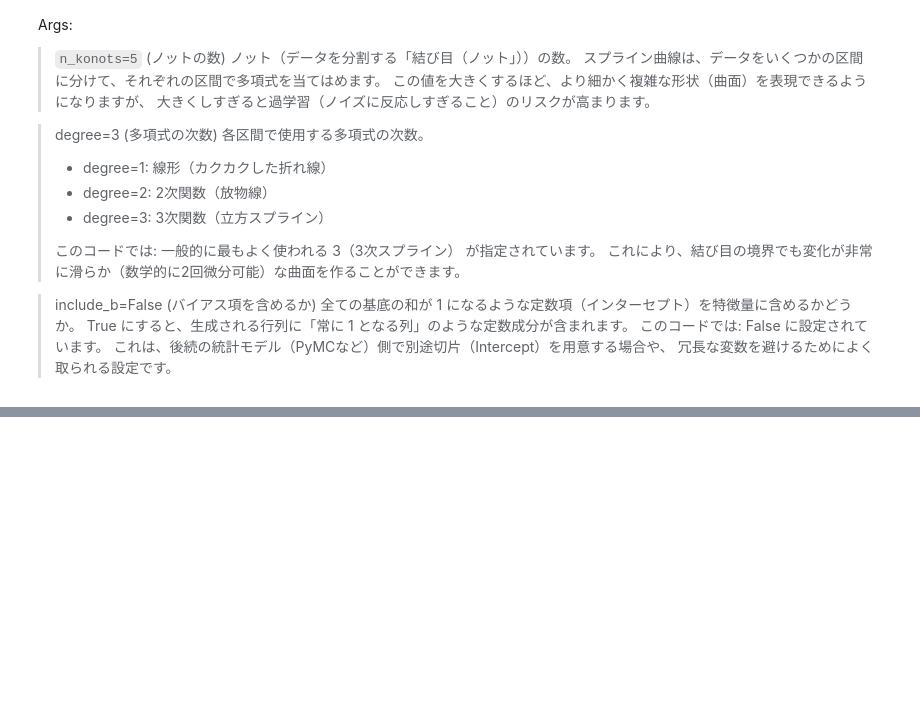
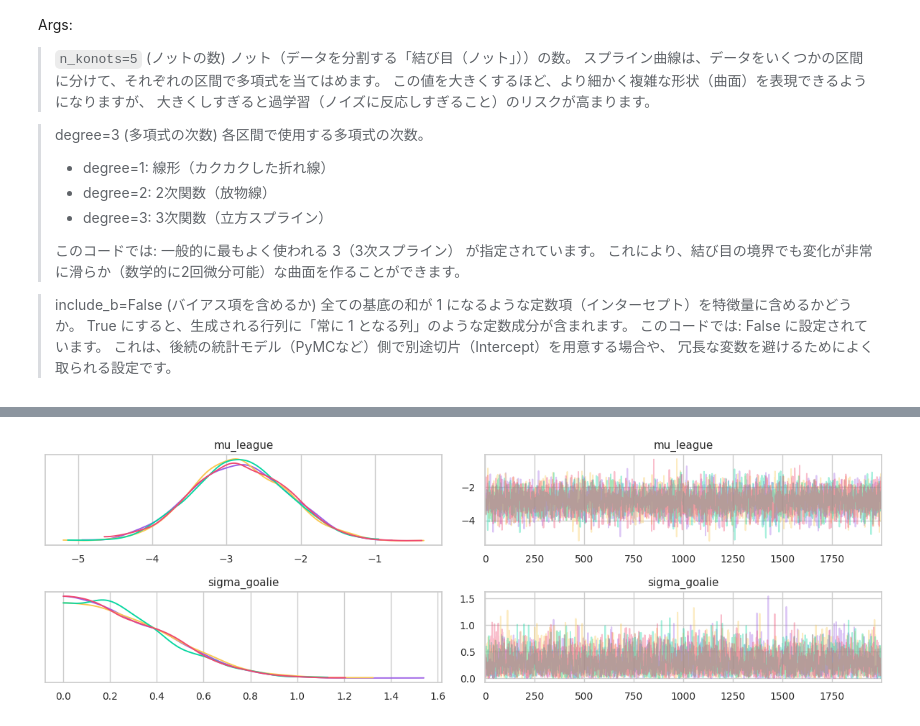
Before and after one commit to petalab-io/bayesian-iroha, a Jupyter notebook: notebooks/02_hockey_gotender/hockey_spatial_analysis.ipynb, the cells around one changed output, grey strips where cells are left out. Drawn from its saved outputs; the diff is of its cells as text; code cells hidden in the pictures; blank space fills up the shorter version.

Commit message:
Model: 確率モデルを構築する#10
推論まで実行し推論が正常に実行されているか診断まで行った。

```diff
--- a/notebooks/02_hockey_gotender/hockey_spatial_analysis.ipynb
+++ b/notebooks/02_hockey_gotender/hockey_spatial_analysis.ipynb
@@ -304,0 +303,24 @@ True にすると、生成される行列に「常に 1 となる列」のよう
+# %%
+with pm.Model(coords=coords) as hockey_spatial_model:
+    # データ登録
+    x_basis = pm.Data("x_basis", basis_spatial, dims=("shot", "basis"))
+    idx_goalie = pm.Data("idx_goalie", df_small["idx_goalie"], dims="shot")
+    obs_shot = pm.Data("obs_shots", df_small["obs_shots"], dims="shot")
+
+    # 空間効果（場所によるはいりやすさの共通トレンド）
+    coeffs_spatial = pm.Normal("coeffs_spatial", mu=0, sigma=1, dims="basis")
+    trend_spatial = pm.Deterministic("trend_spatial", pm.math.dot(x_basis, coeffs_spatial), dims="shot")
+
+    # 階層構造（Non-centered Parameterization）
+    mu_league = pm.Normal("mu_league", mu=0, sigma=1.5)
+    sigma_goalie = pm.HalfNormal("sigma_goalie", sigma=0.5)
+    z_goalie_offset = pm.Normal("z_goalie_offset", mu=0, sigma=1, dims="goalie")
+
+    # ゴテンダー個別の実力値
+    effect_goalie = pm.Deterministic("effect_goalie", mu_league + z_goalie_offset * sigma_goalie, dims="goalie")
+
+    # ロジットリンク
+    p_logit = trend_spatial + effect_goalie[idx_goalie]
+    xG = pm.Deterministic("xG", pm.math.invlogit(p_logit), dims="shot")
+
+    pm.Bernoulli("obs", logit_p=p_logit, observed=obs_shot, dims="shot")
@@ -304,0 +407,17 @@ True にすると、生成される行列に「常に 1 となる列」のよう
+# %%
+PATH_TRACE = "inference_hockey_spatial.nc"  # 推論結果を保存するファイル名
+
+if os.path.exists(PATH_TRACE):
+    # 1. 保存されたファイルがある場合はロード
+    print(f"Inference: Checked for existing inference results. Loading from {PATH_TRACE}.")
+    inference = az.from_netcdf(PATH_TRACE)
+else:
+    # 2. ファイルがない場合のみ推論を実行
+    print("Inference: No inference results found, so we will start sampling. This may take a few minutes.")
+    with hockey_spatial_model:
+    # ターゲット受容率を高めに設定し、安定性を確保
+        inference = pm.sample(2000, tune=1000, target_accept=0.95, random_seed=42)
+
+    # 結果を NetCDF 形式で保存（永続化）
+    inference.to_netcdf(PATH_TRACE)
+    print(f"Inference: Inference completed and results saved to {PATH_TRACE}.")
@@ -304,0 +454,6 @@ True にすると、生成される行列に「常に 1 となる列」のよう
+# %%
+# 収束結果の可視化
+az.plot_trace(inference, var_names=["mu_league", "sigma_goalie"], compact=False)
+plt.tight_layout()
+# %% [output]
+[figure, added]
```
Also changed, not shown: parts of 16 cells of this notebook.
